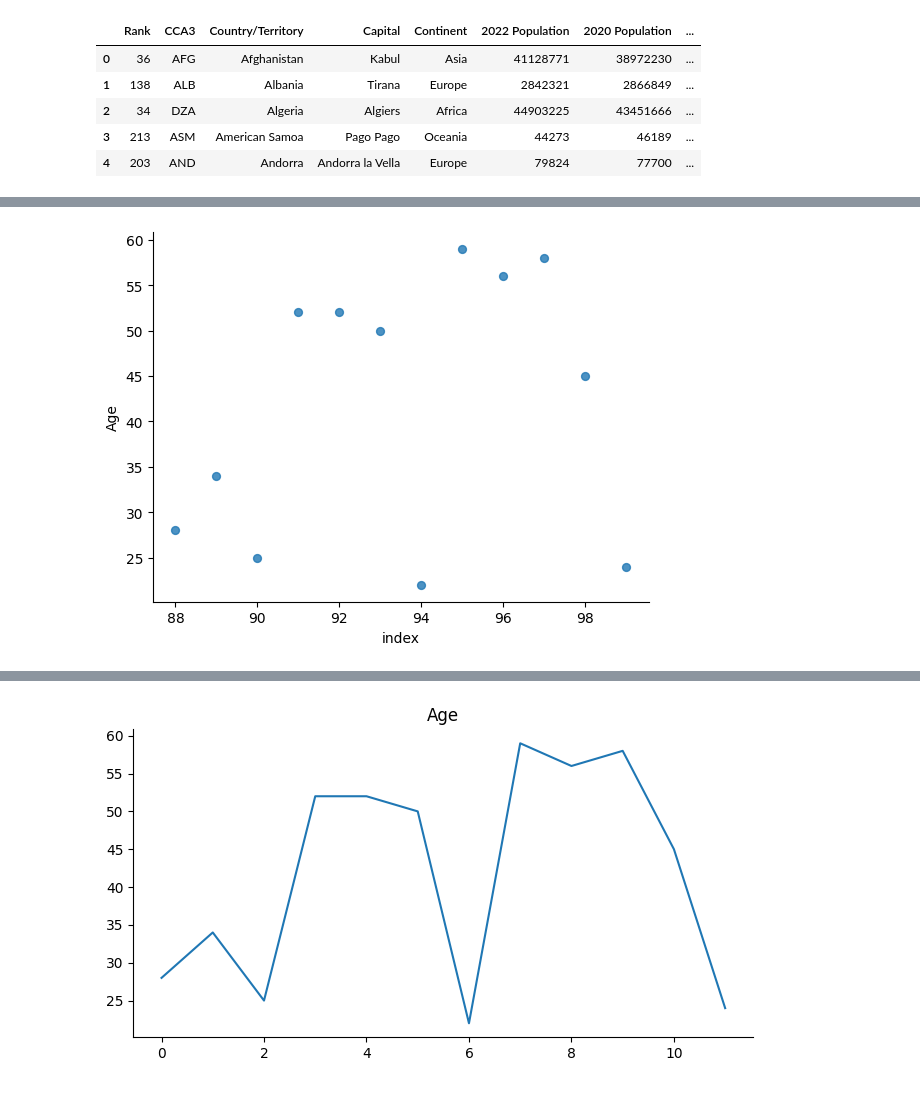
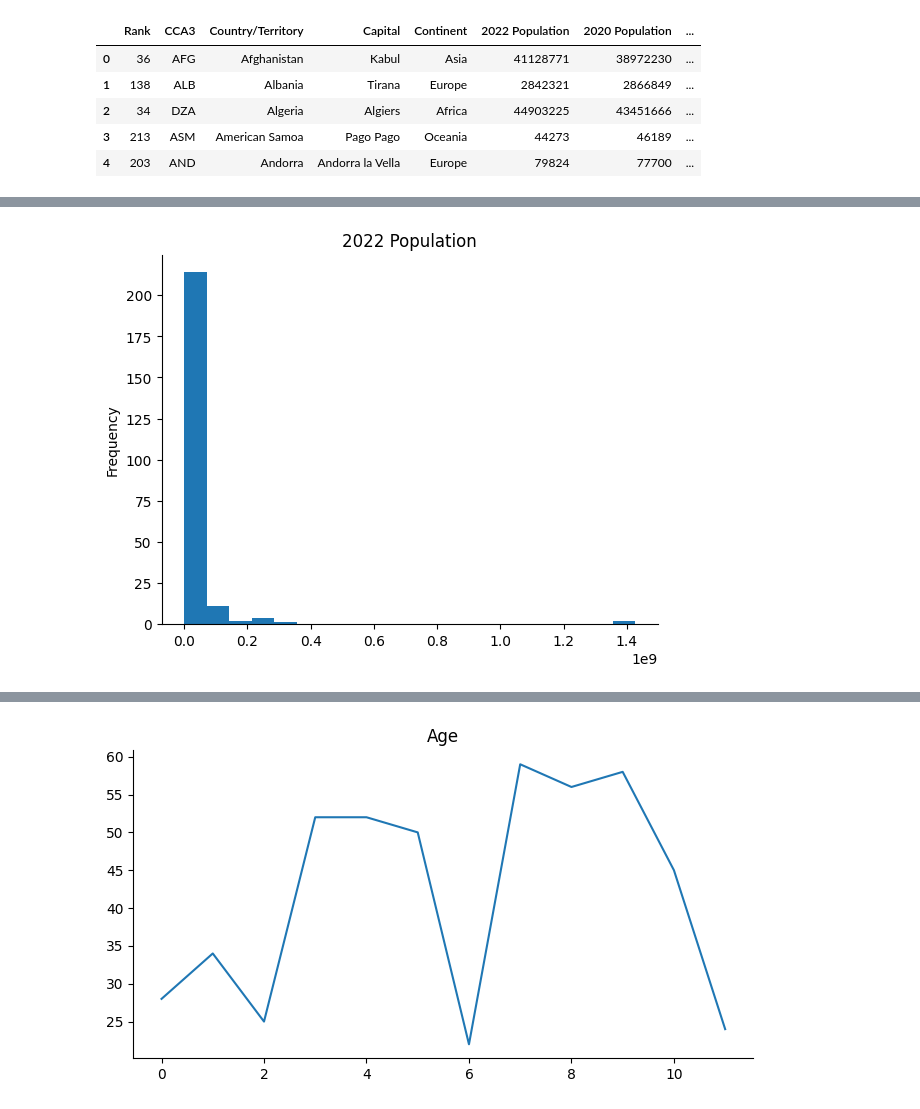
Before and after one commit to ragavarshini3/SCT_DS_TASKS, a Jupyter notebook: SCT_DS_Task01.ipynb, the cells around one changed output, grey strips where cells are left out. Cells and saved outputs as stored; diff of their text form; code cells hidden in the pictures.

```diff
--- a/SCT_DS_Task01.ipynb
+++ b/SCT_DS_Task01.ipynb
@@ -23,6 +71,6 @@ plt.gca().spines[['top', 'right',]].set_visible(False)
 # %%
 from matplotlib import pyplot as plt
-_df_3.plot(kind='scatter', x='index', y='Age', s=32, alpha=.8)
+df['2022 Population'].plot(kind='hist', bins=20, title='2022 Population')
 plt.gca().spines[['top', 'right',]].set_visible(False)
 # %% [output]
-[figure, old version]
+[figure, new version]
```
Also changed, not shown: parts of 19 cells of this notebook.
